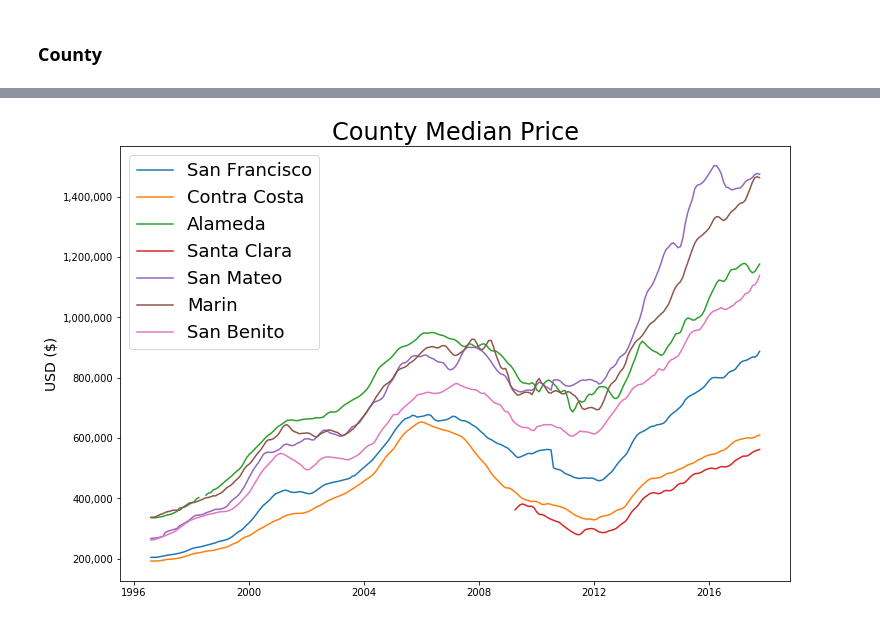
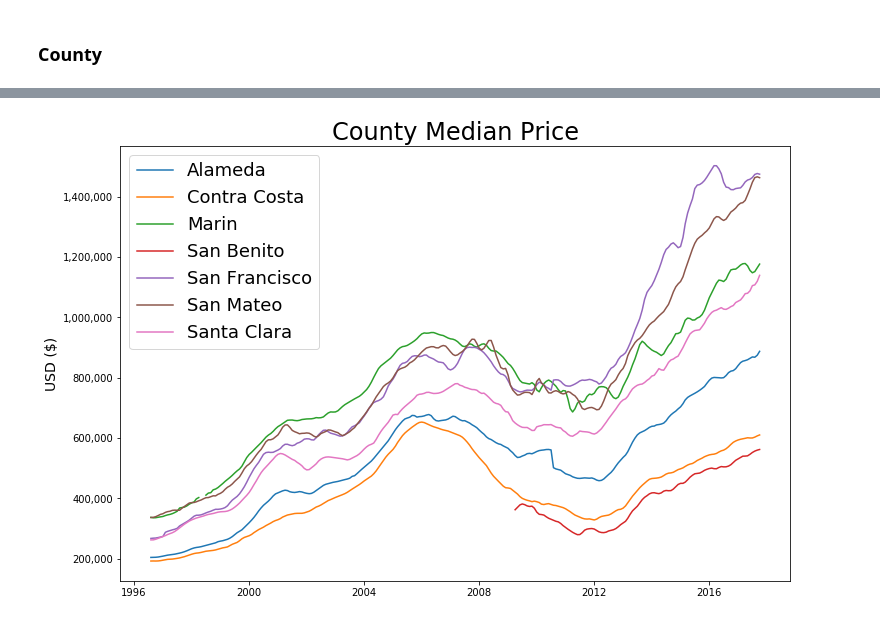
Before and after one commit to sharonsu94/real-estate-analysis, a Jupyter notebook: working.ipynb, the cells around one changed output, grey strips where cells are left out. Drawn from its saved outputs; the diff is of its cells as text; code cells hidden in the pictures.

Commit message:
fix county legend

```diff
--- a/working.ipynb
+++ b/working.ipynb
@@ -51,13 +61,13 @@ df3.columns = df3.columns.map(lambda x: dt.datetime.strptime(x, '%Y-%m'))
 # %%
 plt.figure()
 ax = plt.subplot(111)
 for county in df3.index:
-    ax.plot(df3.columns.to_pydatetime(), df3.loc[county, :].values)
-ax.legend(countys, prop={'size': 18})
+    ax.plot(df3.columns.to_pydatetime(), df3.loc[county, :].values, label = county)
+ax.legend(prop={'size': 18})
 ax.set_ylabel('USD ($)', fontsize=14)
 ax.get_yaxis().set_major_formatter(
     matplotlib.ticker.FuncFormatter(lambda x, p: format(int(x), ',')))
 ax.set_title('County Median Price', fontsize=24)
 plt.show()
 # %% [output]
-[figure, old version]
+[figure, new version]
```
Also changed, not shown: parts of 1 cell of this notebook.
